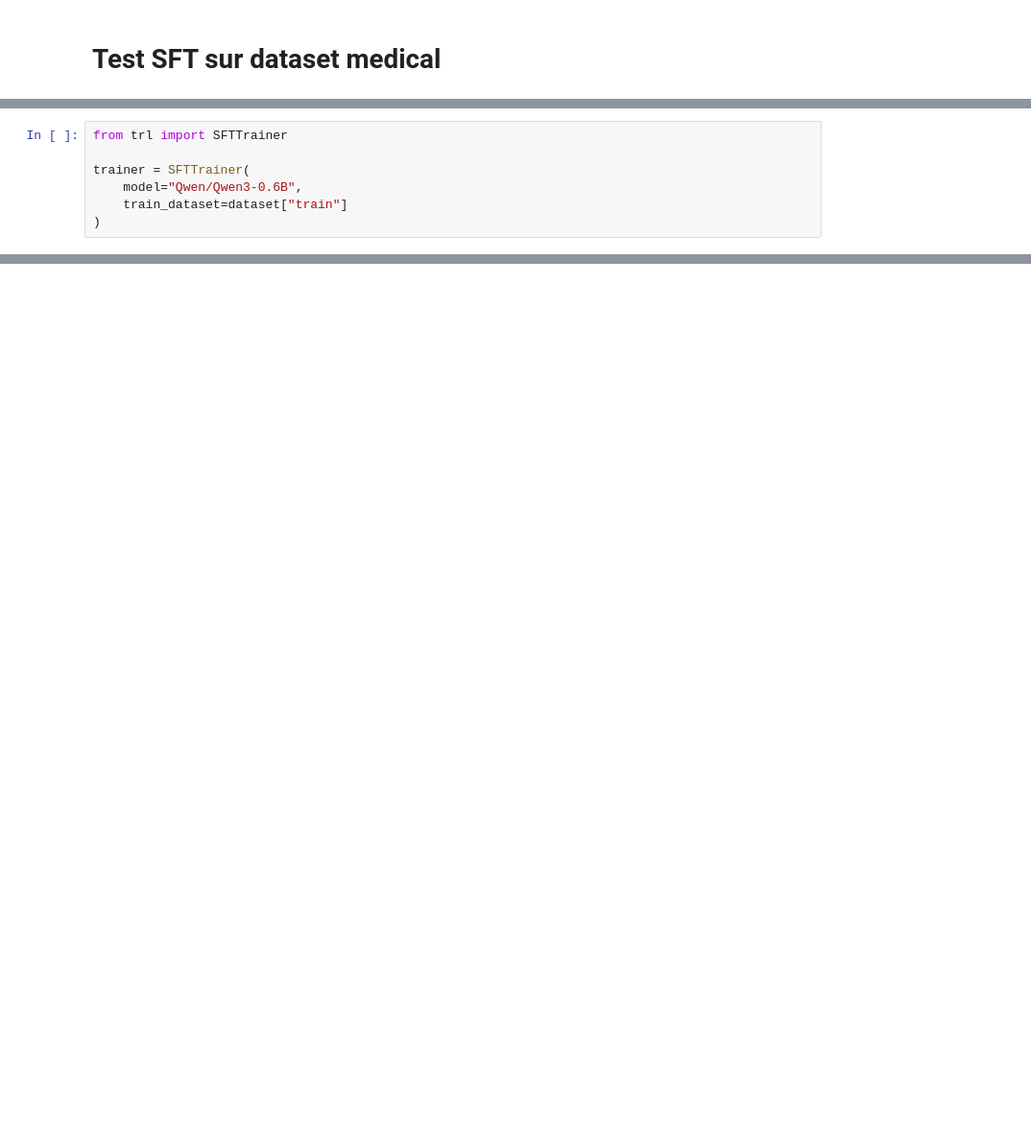
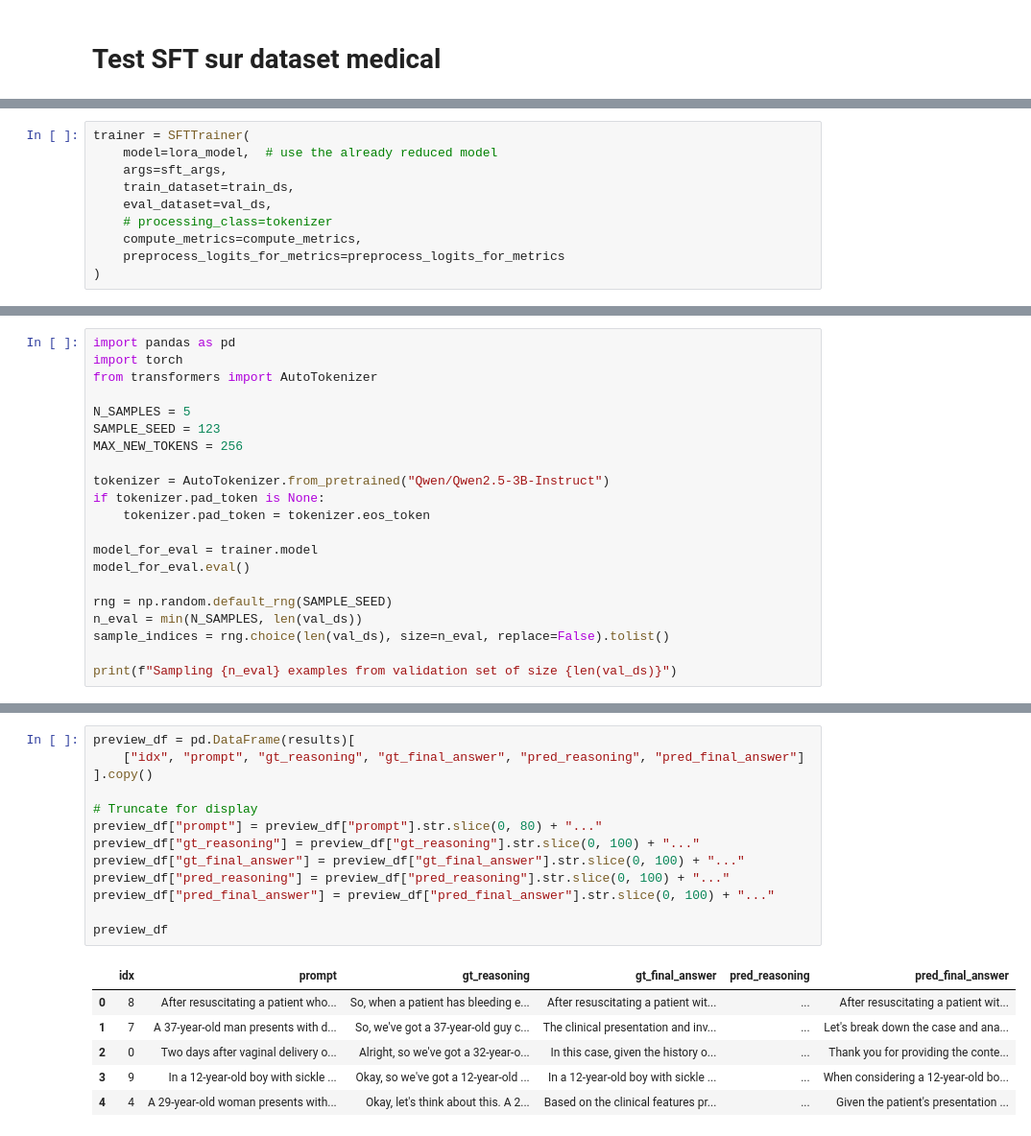
Before and after one commit to BenjaminDeporte/GenAI_Projects, a Jupyter notebook: notebooks/SFT_medical_reasoning.ipynb, the cells around one changed output, grey strips where cells are left out. Shown at 96% size. Cells and saved outputs as stored; diff of their text form; blank space fills up the shorter version.

```diff
--- a/notebooks/SFT_medical_reasoning.ipynb
+++ b/notebooks/SFT_medical_reasoning.ipynb
@@ -26,9 +186,12 @@ dataset
 # %%
-from trl import SFTTrainer
-
 trainer = SFTTrainer(
-    model="Qwen/Qwen3-0.6B",
-    train_dataset=dataset["train"]
+    model=lora_model,  # use the already reduced model
+    args=sft_args,
+    train_dataset=train_ds,
+    eval_dataset=val_ds,
+    # processing_class=tokenizer
+    compute_metrics=compute_metrics,
+    preprocess_logits_for_metrics=preprocess_logits_for_metrics
 )
 # %%
 trainer.train()
@@ -34,0 +224,21 @@ trainer.train()
+# %%
+import pandas as pd
+import torch
+from transformers import AutoTokenizer
+
+N_SAMPLES = 5
+SAMPLE_SEED = 123
+MAX_NEW_TOKENS = 256
+
+tokenizer = AutoTokenizer.from_pretrained("Qwen/Qwen2.5-3B-Instruct")
+if tokenizer.pad_token is None:
+    tokenizer.pad_token = tokenizer.eos_token
+
+model_for_eval = trainer.model
+model_for_eval.eval()
+
+rng = np.random.default_rng(SAMPLE_SEED)
+n_eval = min(N_SAMPLES, len(val_ds))
+sample_indices = rng.choice(len(val_ds), size=n_eval, replace=False).tolist()
+
+print(f"Sampling {n_eval} examples from validation set of size {len(val_ds)}")
@@ -34,0 +298,20 @@ trainer.train()
+# %%
+preview_df = pd.DataFrame(results)[
+    ["idx", "prompt", "gt_reasoning", "gt_final_answer", "pred_reasoning", "pred_final_answer"]
+].copy()
+
+# Truncate for display
+preview_df["prompt"] = preview_df["prompt"].str.slice(0, 80) + "..."
+preview_df["gt_reasoning"] = preview_df["gt_reasoning"].str.slice(0, 100) + "..."
+preview_df["gt_final_answer"] = preview_df["gt_final_answer"].str.slice(0, 100) + "..."
+preview_df["pred_reasoning"] = preview_df["pred_reasoning"].str.slice(0, 100) + "..."
+preview_df["pred_final_answer"] = preview_df["pred_final_answer"].str.slice(0, 100) + "..."
+
+preview_df
+# %% [output]
+|  | idx | prompt | gt_reasoning | gt_final_answer | pred_reasoning | pred_final_answer |
+| 0 | 8 | After resuscitating a patient who... | So, when a patient has bleeding e... | After resuscitating a patient wit... | ... | After resuscitating a patient wit... |
+| 1 | 7 | A 37-year-old man presents with d... | So, we've got a 37-year-old guy c... | The clinical presentation and inv... | ... | Let's break down the case and ana... |
+| 2 | 0 | Two days after vaginal delivery o... | Alright, so we've got a 32-year-o... | In this case, given the history o... | ... | Thank you for providing the conte... |
+| 3 | 9 | In a 12-year-old boy with sickle ... | Okay, so we've got a 12-year-old ... | In a 12-year-old boy with sickle ... | ... | When considering a 12-year-old bo... |
+| 4 | 4 | A 29-year-old woman presents with... | Okay, let's think about this. A 2... | Based on the clinical features pr... | ... | Given the patient's presentation ... |
```
Also changed, not shown: parts of 20 cells of this notebook, 1 other file.
